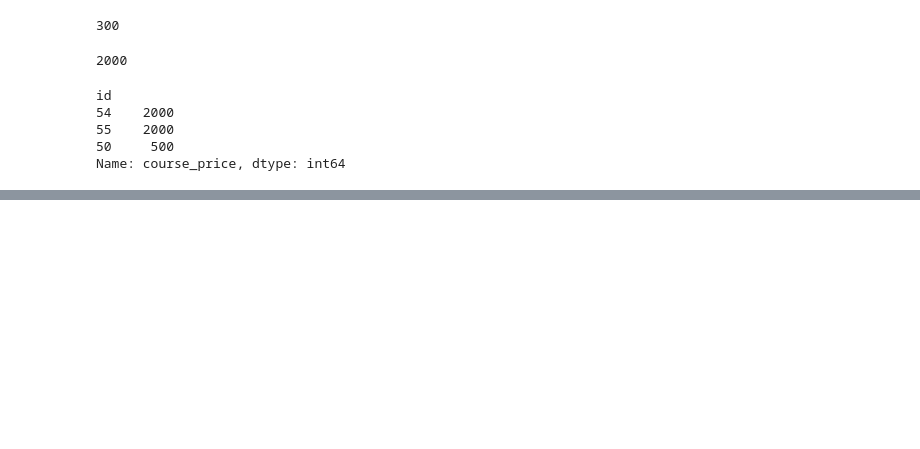
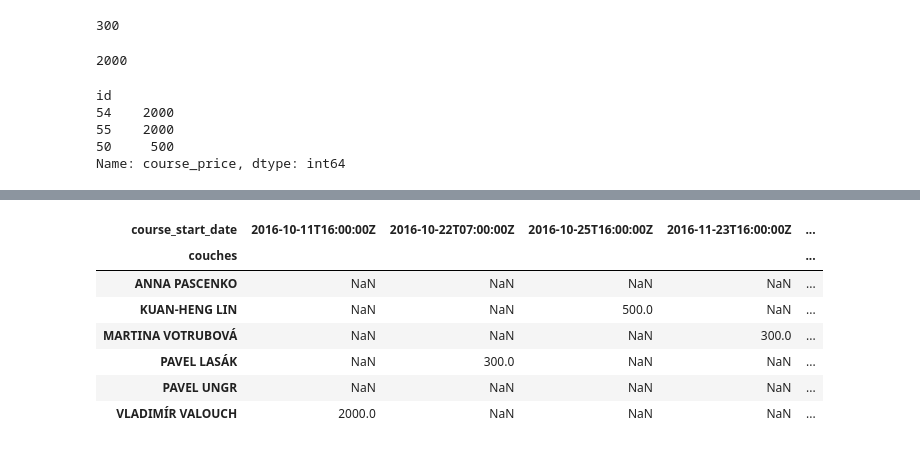
Before and after one commit to SvetlanaM/digital_academy3, a Jupyter notebook: HW/HW02.ipynb, the cells around one changed output, grey strips where cells are left out. Drawn from its saved outputs; the diff is of its cells as text; code cells hidden in the pictures; blank space fills up the shorter version.

```diff
--- a/HW/HW02.ipynb
+++ b/HW/HW02.ipynb
@@ -300,0 +352,11 @@ coursesDf.head()
+# %%
+courses.groupby(['couches', 'course_start_date'])["course_price"].agg(sum).unstack()
+# %% [output]
+| course_start_date | 2016-10-11T16:00:00Z | 2016-10-22T07:00:00Z | 2016-10-25T16:00:00Z | 2016-11-23T16:00:00Z | ... |
+| couches |  |  |  |  | ... |
+| ANNA PASCENKO | NaN | NaN | NaN | NaN | ... |
+| KUAN-HENG LIN | NaN | NaN | 500.0 | NaN | ... |
+| MARTINA VOTRUBOVÁ | NaN | NaN | NaN | 300.0 | ... |
+| PAVEL LASÁK | NaN | 300.0 | NaN | NaN | ... |
+| PAVEL UNGR | NaN | NaN | NaN | NaN | ... |
+| VLADIMÍR VALOUCH | 2000.0 | NaN | NaN | NaN | ... |
```
Also changed, not shown: parts of 7 cells of this notebook, 2 other files.
